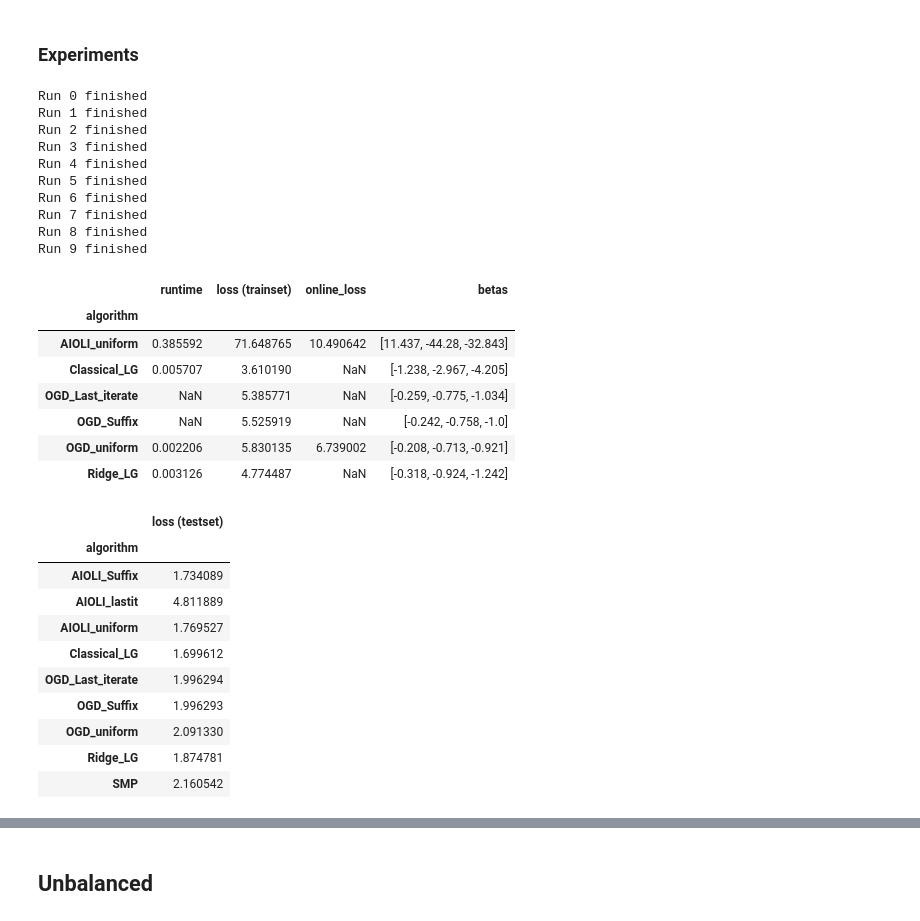
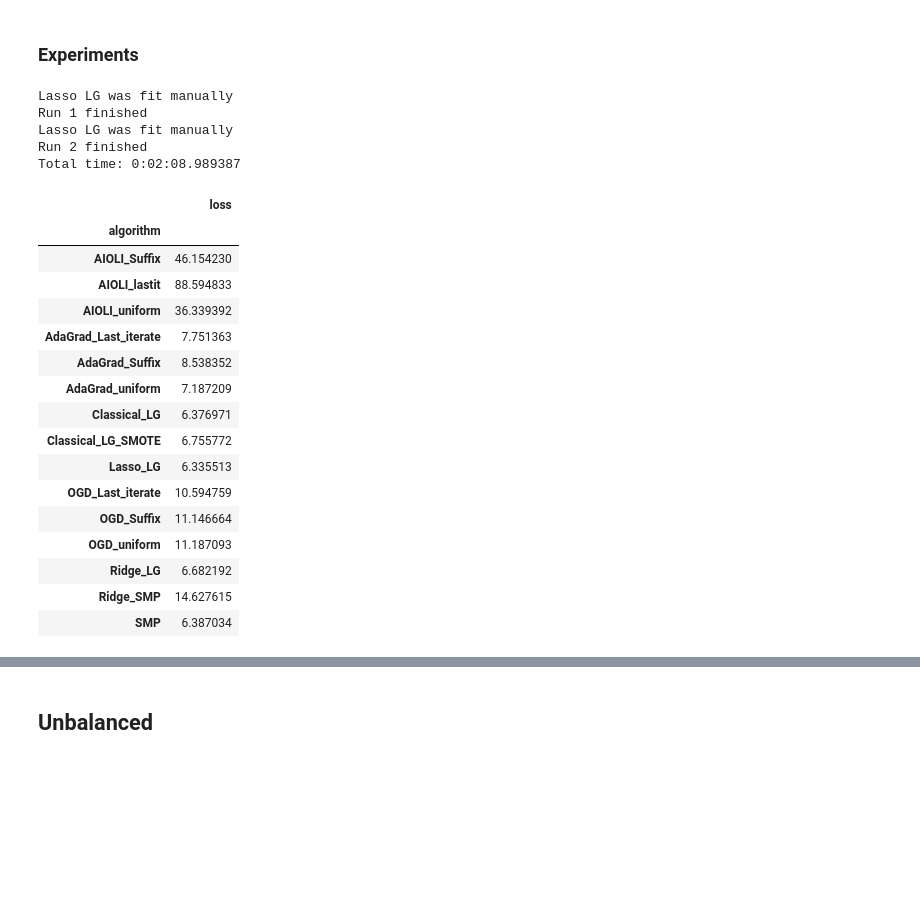
Before and after one commit to mcanela1/Thesis_Online-to-batch_Logistic-Regression, a Jupyter notebook: Algorithms.ipynb, the cells around one changed output, grey strips where cells are left out. Cells and saved outputs as stored; diff of their text form; code cells hidden in the pictures; blank space fills up the shorter version.

```diff
--- a/Algorithms.ipynb
+++ b/Algorithms.ipynb
@@ -670,12 +838,13 @@ class sample_minmax_predictor():
         return loss_point
 
     def get_new_loss(self, new_data_x, new_data_y):
-        start_time = datetime.now()
+        start_time = datetime.datetime.now()
         new_losses = [self.get_point_loss(X,Y) for (X,Y) in zip(new_data_x,new_data_y)]
-        end_time = datetime.now()
+        end_time = datetime.datetime.now()
         return{
             "runtime" : (end_time - start_time).total_seconds(),
-            "loss" : sum(new_losses)
+            "loss" : sum(new_losses),
+            "loss_t" : new_losses
         }
 # %% [markdown]
 ### Testing SMP
@@ -686,0 +1001,3 @@ smp.get_new_loss(x_test, y_test)
+# %%
+sm = SMOTE(data_x = hola, data_y = adios,S = 100)
+smote_result_x, smote_result_y = sm.apply_smote()
@@ -689,12 +1020,15 @@ smp.get_new_loss(x_test, y_test)
 # %% [markdown]
 ## Data class for specifying simulation configuration
 # %%
+default_n = 200
+default_runs = 5
 @dataclass
 class SimulationConfig:
     # Default is well specified
-    runs: int = 5
-    n: int = 200
+    runs: int = default_runs
+    n: int = default_n
     d: int = 3
+    data_seed: int = 40
     betas: list = field(default_factory=lambda: [2,0.1,-4.2]) # This is to create a new list every time.
     x_means: list = field(default_factory=lambda: [2,2,1])
     # These values of betas and x_means guarantee a P(Y=1) = 0.5, hence balanced classes.
@@ -702,8 +1036,7 @@ class SimulationConfig:
     X: int = 10
     test_ratio: float = 0.3
     minimize_method: str = "l-bfgs-b"
-    sinusoidal: bool = False
-    quadratic: bool = False
+    y_method: str = "sigmoid"
 # %% [markdown]
 ## Function to run simulations and get results
 # %%
@@ -834,9 +1188,10 @@ def run_simulation(cfg: SimulationConfig):
 ## Function for printing results
 # %%
 def print_results(results):
-    summary_train = results["final_results"].groupby("algorithm")[["runtime", "loss (trainset)", "online_loss", "betas"]].mean()
-    summary_train["betas"] = summary_train["betas"].apply(lambda array: np.round(array, 3))
-    summary_test = results["test_results"].groupby("algorithm")[["loss (testset)"]].mean()
-    display(summary_train)
+    # summary_train = results["final_results"].groupby("algorithm")[["runtime", "loss (trainset)", "online_loss", "betas"]].mean()
+    # summary_train["betas"] = summary_train["betas"].apply(lambda array: np.round(array, 3))
+    summary_test = results["test_results"].groupby("algorithm")[["loss"]].mean()
+    print(f"Total time: {str(datetime.timedelta(seconds=results["total_time"]))}")
+    # display(summary_train)
     display(summary_test)
 # %% [markdown]
@@ -884,43 +1252,36 @@ print((1/2)*np.sin(np.inner(xs_hd_balanced,bs_hd_balanced)) + 1/2)
 ### Experiments
 # %%
 well_specified = SimulationConfig(
-    runs = 10,
-    n = 100,
+    runs = 2,
+    n = default_n,
     d = 3,
     betas= bs_balanced,
     x_means= xs_balanced
 )
 
 well_specified_result = run_simulation(well_specified)
 print_results(well_specified_result)
 # %% [output]
-Run 0 finished
+Lasso LG was fit manually
 Run 1 finished
+Lasso LG was fit manually
 Run 2 finished
-Run 3 finished
-Run 4 finished
-Run 5 finished
-Run 6 finished
-Run 7 finished
-Run 8 finished
-Run 9 finished
+Total time: 0:02:08.989387
-|  | runtime | loss (trainset) | online_loss | betas |
-| algorithm |  |  |  |  |
-| AIOLI_uniform | 0.385592 | 71.648765 | 10.490642 | [11.437, -44.28, -32.843] |
-| Classical_LG | 0.005707 | 3.610190 | NaN | [-1.238, -2.967, -4.205] |
-| OGD_Last_iterate | NaN | 5.385771 | NaN | [-0.259, -0.775, -1.034] |
-| OGD_Suffix | NaN | 5.525919 | NaN | [-0.242, -0.758, -1.0] |
-| OGD_uniform | 0.002206 | 5.830135 | 6.739002 | [-0.208, -0.713, -0.921] |
-| Ridge_LG | 0.003126 | 4.774487 | NaN | [-0.318, -0.924, -1.242] |
+|  | loss |
+| algorithm |  |
+| AIOLI_Suffix | 46.154230 |
+| AIOLI_lastit | 88.594833 |
+| AIOLI_uniform | 36.339392 |
+| AdaGrad_Last_iterate | 7.751363 |
+| AdaGrad_Suffix | 8.538352 |
+| AdaGrad_uniform | 7.187209 |
+| Classical_LG | 6.376971 |
+| Classical_LG_SMOTE | 6.755772 |
+| Lasso_LG | 6.335513 |
+| OGD_Last_iterate | 10.594759 |
+| OGD_Suffix | 11.146664 |
+| OGD_uniform | 11.187093 |
+| Ridge_LG | 6.682192 |
+| Ridge_SMP | 14.627615 |
+| SMP | 6.387034 |
-|  | loss (testset) |
-| algorithm |  |
-| AIOLI_Suffix | 1.734089 |
-| AIOLI_lastit | 4.811889 |
-| AIOLI_uniform | 1.769527 |
-| Classical_LG | 1.699612 |
-| OGD_Last_iterate | 1.996294 |
-| OGD_Suffix | 1.996293 |
-| OGD_uniform | 2.091330 |
-| Ridge_LG | 1.874781 |
-| SMP | 2.160542 |
 # %%
```
Also changed, not shown: parts of 59 cells of this notebook.
